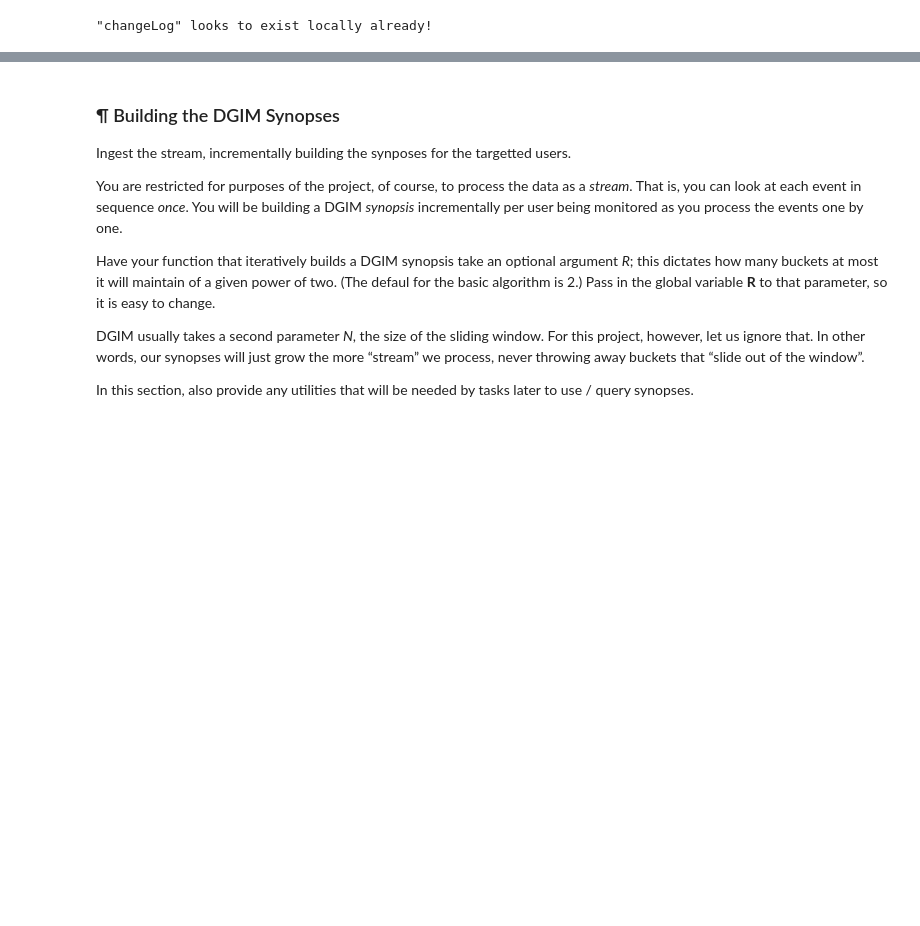
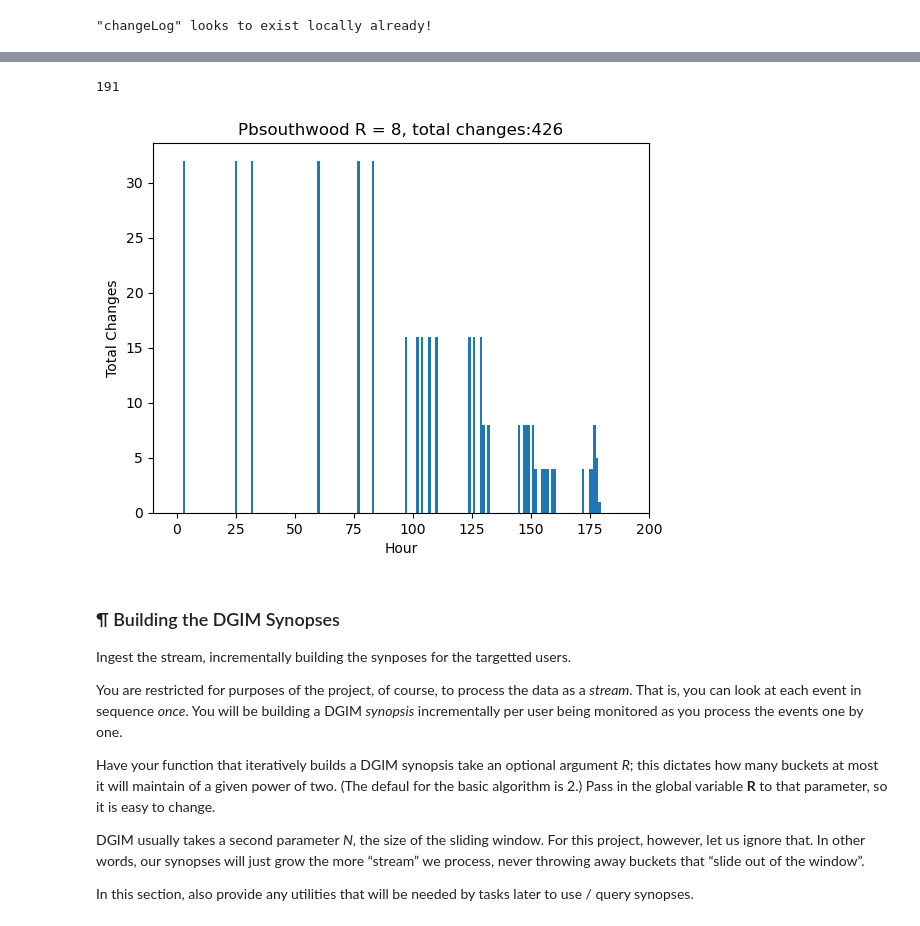
Before and after one commit to AditJainn/EECS4415A2, a Jupyter notebook: WikiMon.ipynb, the cells around one changed output, grey strips where cells are left out. Saved outputs shown, nothing was run; the diff lists cells and outputs as text; code cells hidden in the pictures; blank space fills up the shorter version.

Commit message:
histogram UwU

```diff
--- a/WikiMon.ipynb
+++ b/WikiMon.ipynb
@@ -332,6 +332,17 @@ class dgim ():
             self.buckets[bucketSize+1].append(newBucket)
             self.consolidate(bucketSize+1)
 
+
+    def getBucketList (self):
+        l = []
+        for key in sorted(self.buckets):
+            bucketList = self.buckets.get(key)
+            if bucketList != None:
+                for b in reversed(bucketList):
+                    hour = floor((b.timeStamp-dgim.startTime)/3600)
+                    l.append((hour,b.count))
+        return l
+
     def queryTwo (self,endtime):
         # endtime = dgim.endTime + endTime
         currentTime = None
@@ -346,9 +357,6 @@ class dgim ():
                         return count
                     count += b.count
         return count
-
-
-
 
     def query (self,endtime): # where endTime is less than current time 1,2,3,4,5,6
         currentTime = None
@@ -391,18 +399,9 @@ def createDictionary(numberOfBuckets):
     dgim.amountOfBuckets = numberOfBuckets
     obj = 0
     my_dict = {user: dgim(user) for user in users}
-    startTime = None
-    endTime =0
     for obj in changeStream("changeLog"):
         userName = obj["user"]
         timeStamp = int(obj["timestamp"])
-
-        if timeStamp > endTime:
-            endTime = timeStamp
-
-        if startTime == None or timeStamp < smallTime:
-            smallTime = timeStamp
-
         if userName in users:
             my_dict[userName].addBit(timeStamp)
     return my_dict
@@ -479,3 +487,29 @@ for obj in changeStream("changeLog"):
+# %%
+floor((dgim.endTime-dgim.startTime)/3600)+1
+# %% [output]
+191
+# %%
+dgim_buckets  = df["Pbsouthwood"].getBucketList()
+# Define histogram bins (e.g., last 20 time units)
+
+bins = list(range(0,floor((dgim.endTime-dgim.startTime)/3600)+1, 1))  # Bins for every 5 time units
+histogram = {b: 0 for b in bins}
+
+# Aggregate bucket sizes into histogram bins
+for timestamp, size in dgim_buckets:
+    for b in reversed(bins):  # Assign to the most recent bin it fits into
+        if timestamp >= b:
+            histogram[b] += size
+            break
+
+# Plot histogram
+plt.bar(histogram.keys(), histogram.values(), width=1)
+plt.xlabel("Hour")
+plt.ylabel("Total Changes")
+plt.title("Pbsouthwood R = 8, total changes:" + str(df["Pbsouthwood"].getTotal()))
+plt.show()
+# %% [output]
+[figure, added]
 # %% [markdown]
 ### ¶ Building the DGIM Synopses
 
```
Also changed, not shown: parts of 6 cells of this notebook.
